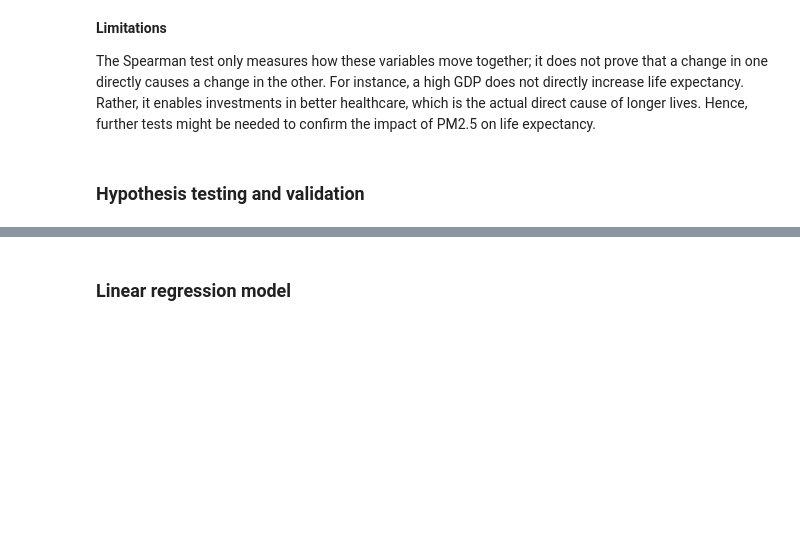
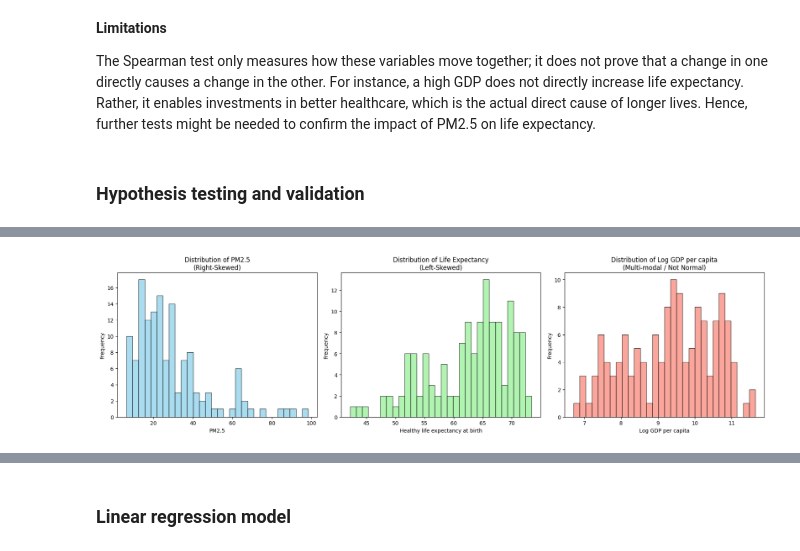
Before and after one commit to JayHaych/SC3021-Data-Science-Fundamental-Group-Project, a Jupyter notebook: Group4_SDAA_notebook.ipynb, the cells around one changed output, grey strips where cells are left out. Saved outputs shown, nothing was run; the diff lists cells and outputs as text; code cells hidden in the pictures; blank space fills up the shorter version.

```diff
--- a/Group4_SDAA_notebook.ipynb
+++ b/Group4_SDAA_notebook.ipynb
@@ -1198,0 +1243,28 @@ The Spearman test only measures how these variables move together; it does not p
+# %%
+df_agg = df_final.groupby('Country name')[['PM2.5', 'Healthy life expectancy at birth', 'Log GDP per capita']].mean()
+
+df_subset = df_agg[['PM2.5', 'Healthy life expectancy at birth', 'Log GDP per capita']].dropna()
+
+
+fig, axes = plt.subplots(1, 3, figsize=(18, 5))
+
+
+axes[0].hist(df_subset['PM2.5'], bins=30, color='skyblue', edgecolor='black', alpha=0.7)
+axes[0].set_title('Distribution of PM2.5\n(Right-Skewed)')
+axes[0].set_xlabel('PM2.5')
+axes[0].set_ylabel('Frequency')
+
+axes[1].hist(df_subset['Healthy life expectancy at birth'], bins=30, color='lightgreen', edgecolor='black', alpha=0.7)
+axes[1].set_title('Distribution of Life Expectancy\n(Left-Skewed)')
+axes[1].set_xlabel('Healthy life expectancy at birth')
+axes[1].set_ylabel('Frequency')
+
+axes[2].hist(df_subset['Log GDP per capita'], bins=30, color='salmon', edgecolor='black', alpha=0.7)
+axes[2].set_title('Distribution of Log GDP per capita\n(Multi-modal / Not Normal)')
+axes[2].set_xlabel('Log GDP per capita')
+axes[2].set_ylabel('Frequency')
+
+plt.tight_layout()
+plt.show()
+# %% [output]
+[figure, added]
```
Also changed, not shown: parts of 7 cells of this notebook.
